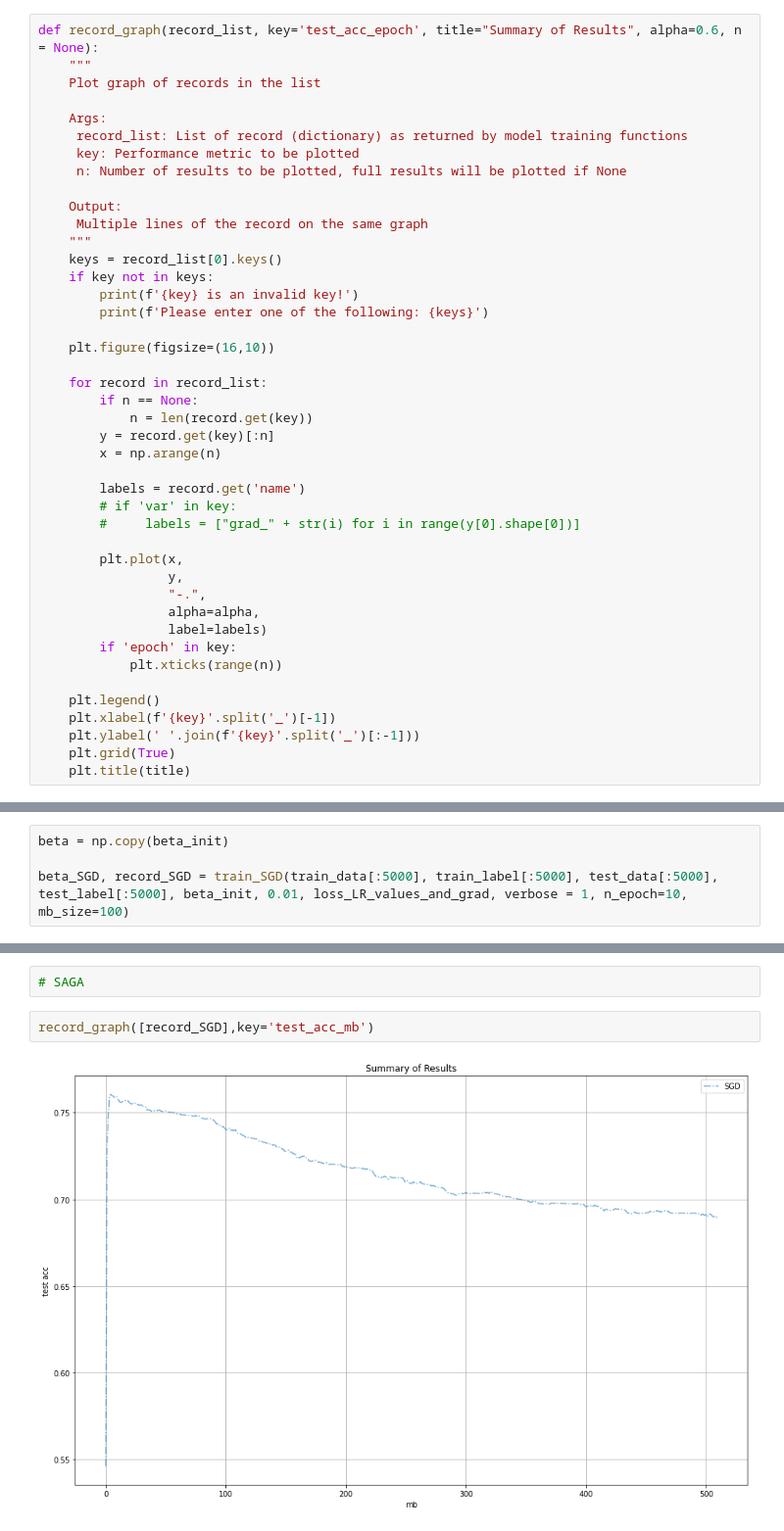
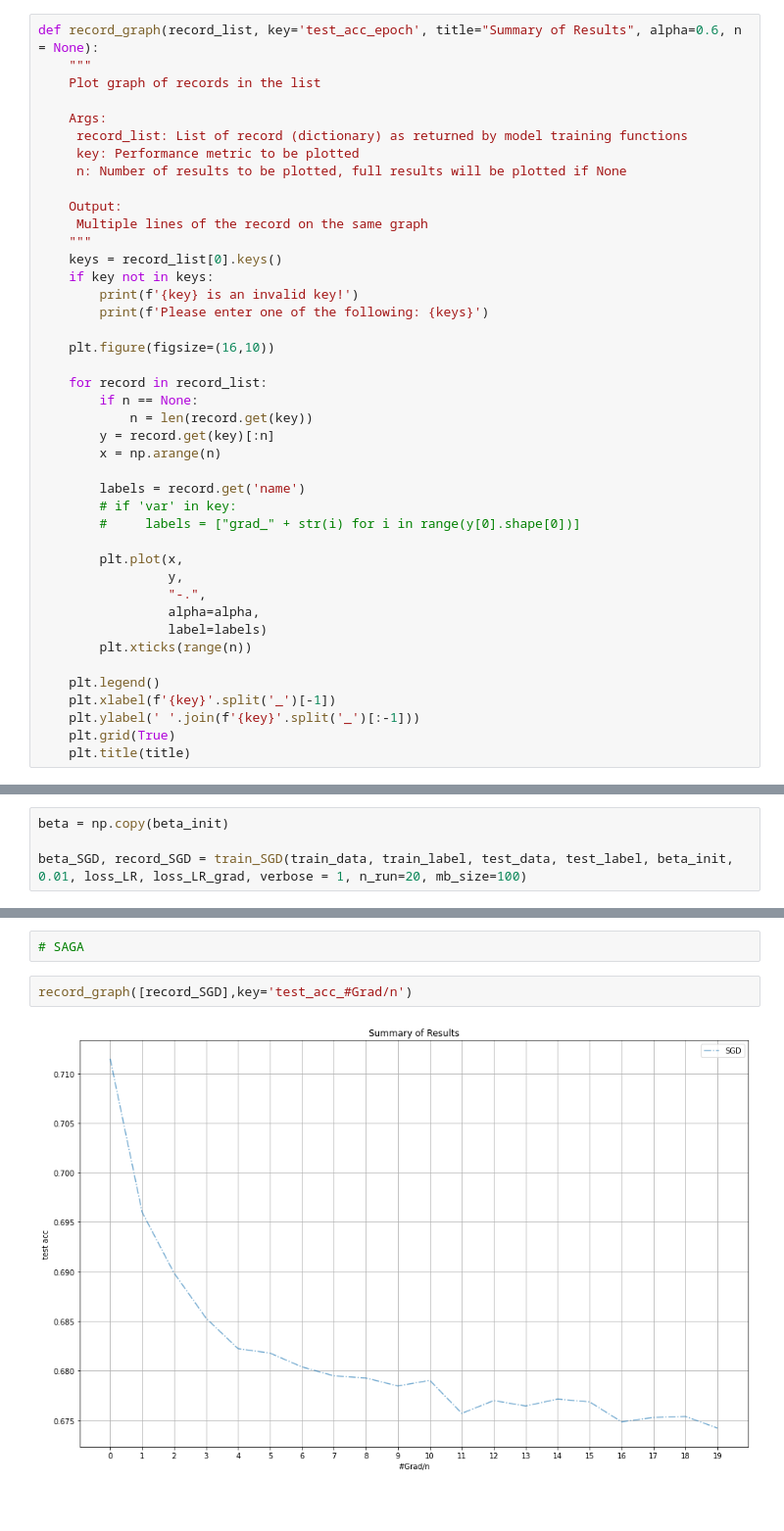
Before and after one commit to simonCodeZzz/DSA4212_Assignment2, a Jupyter notebook: try.ipynb, the cells around one changed output, grey strips where cells are left out. Shown at 98% size. Cells and saved outputs as stored; diff of their text form; blank space fills up the shorter version.

```diff
--- a/try.ipynb
+++ b/try.ipynb
@@ -393,8 +429,7 @@ def record_graph(record_list, key='test_acc_epoch', title="Summary of Results",
                  "-.",
                  alpha=alpha,
                  label=labels)
-        if 'epoch' in key:
-            plt.xticks(range(n))
+        plt.xticks(range(n))
 
     plt.legend()
     plt.xlabel(f'{key}'.split('_')[-1])
@@ -936,5 +1113,5 @@ record_graph([record_SGD_single],'loss')
 # %%
 beta = np.copy(beta_init)
 
-beta_SGD, record_SGD = train_SGD(train_data[:5000], train_label[:5000], test_data[:5000], test_label[:5000], beta_init, 0.01, loss_LR_values_and_grad, verbose = 1, n_epoch=10, mb_size=100)
+beta_SGD, record_SGD = train_SGD(train_data, train_label, test_data, test_label, beta_init, 0.01, loss_LR, loss_LR_grad, verbose = 1, n_run=20, mb_size=100)
 # %% [output]
@@ -955,6 +1142,6 @@ Epoch 9: 2.89 seconds, Loss: 0.38, Test Accuracy: 0.692
 # %%
 # SAGA
 # %%
-record_graph([record_SGD],key='test_acc_mb')
+record_graph([record_SGD],key='test_acc_#Grad/n')
 # %% [output]
-[figure, old version]
+[figure, new version]
```
Also changed, not shown: parts of 67 cells of this notebook, 4 other files.
